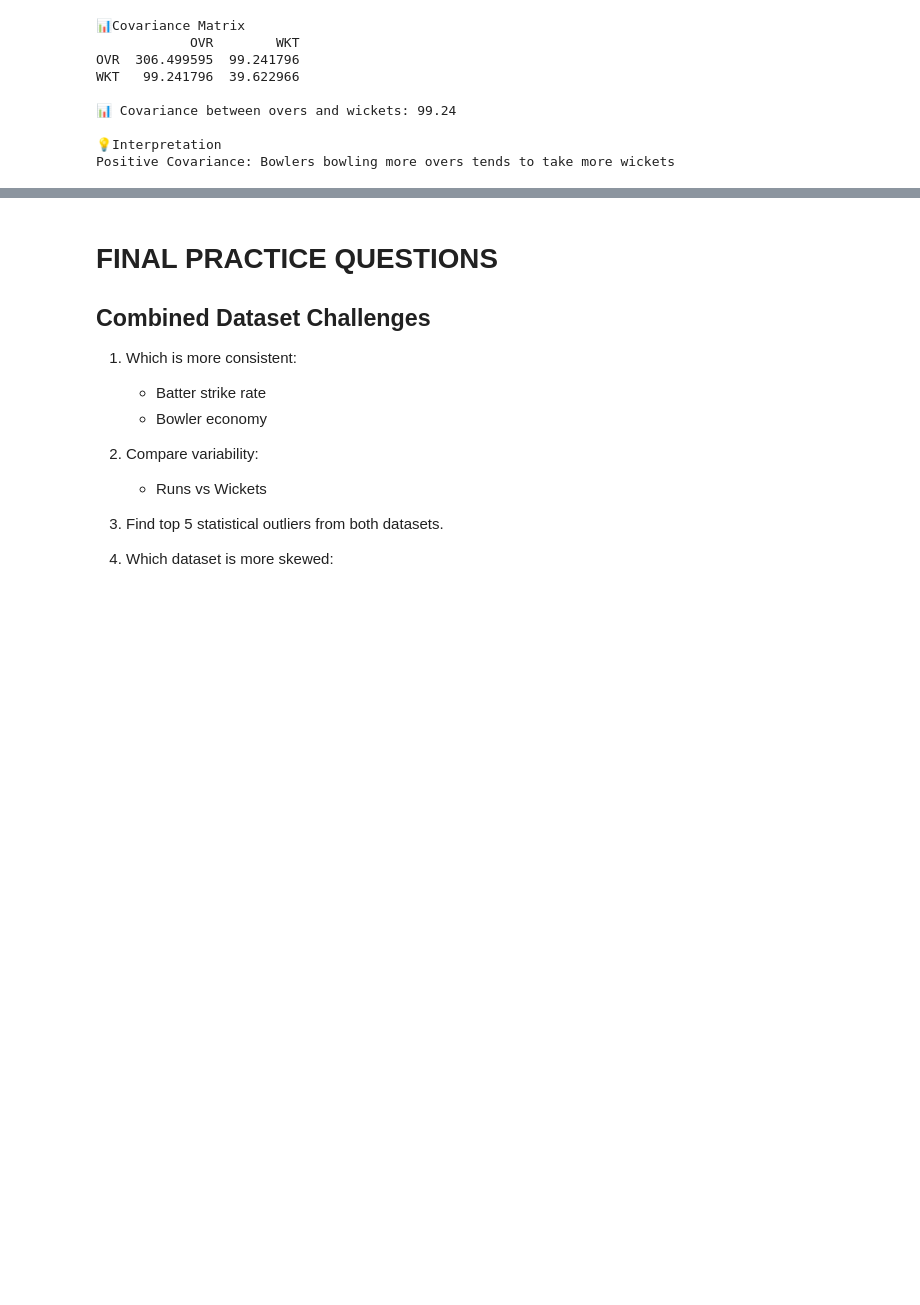
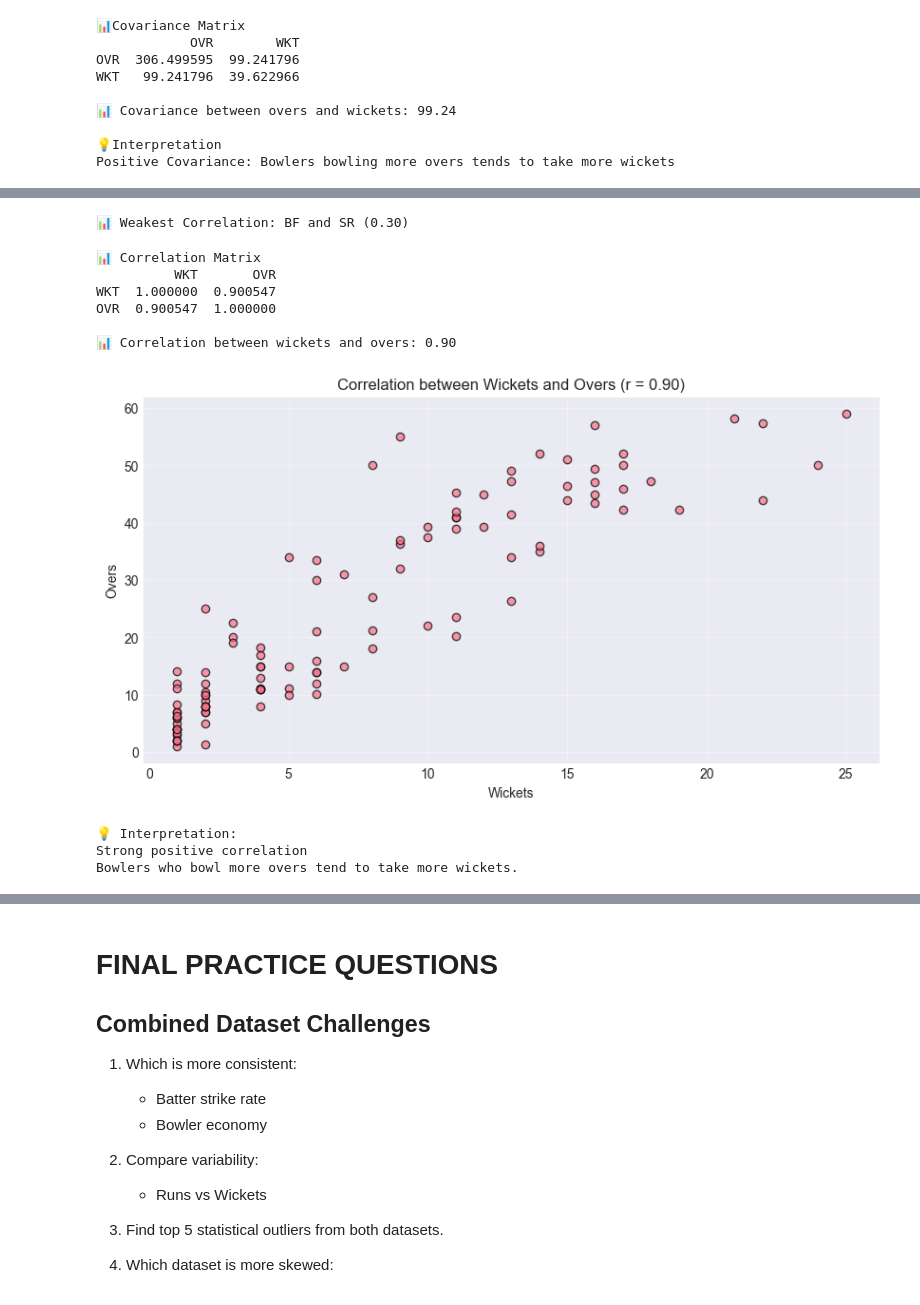
Before and after one commit to shahyash1136/data-analyst-porjects, a Jupyter notebook: IPL_2025_jupyterbook/index.ipynb, the cells around one changed output, grey strips where cells are left out. Cells and saved outputs as stored; diff of their text form; code cells hidden in the pictures; blank space fills up the shorter version.

```diff
--- a/IPL_2025_jupyterbook/index.ipynb
+++ b/IPL_2025_jupyterbook/index.ipynb
@@ -3998,0 +4171,59 @@ Positive Covariance: Bowlers bowling more overs tends to take more wickets
+# %%
+# 5. Find weakest correlation.
+
+weakest = corr_df.loc[corr_df["Correlation"].abs().idxmin()]
+
+print(
+    f"📊 Weakest Correlation: "
+    f"{weakest['Metric 1']} and {weakest['Metric 2']} "
+    f"({weakest['Correlation']:.2f})"
+)
+# %% [output]
+📊 Weakest Correlation: BF and SR (0.30)
+# %%
+## Bowlers
+
+# 1. Find correlation between wickets and overs.
+correlation = df_bowlers[["WKT", "OVR"]].corr()
+print("📊 Correlation Matrix")
+print(correlation)
+
+corr_value = correlation.loc["WKT", "OVR"]
+print(f"\n📊 Correlation between wickets and overs: {corr_value:.2f}")
+
+plt.figure(figsize=(10, 5))
+plt.scatter(df_bowlers['WKT'],df_bowlers['OVR'],alpha=.7,edgecolors='black')
+plt.xlabel('Wickets')
+plt.ylabel("Overs")
+plt.title(f"Correlation between Wickets and Overs (r = {corr_value:.2f})")
+
+plt.grid(True,alpha=.3)
+plt.show()
+
+print("\n💡 Interpretation:")
+if abs(corr_value) >= 0.7:
+    strength = 'Strong'
+elif abs(corr_value) >= 0.3:
+    strength = 'Moderate'
+else:
+    strength = 'Weak'
+
+direction = 'positive' if corr_value > 0 else 'negative'
+print(f'{strength} {direction} correlation')
+if corr_value > 0:
+    print("Bowlers who bowl more overs tend to take more wickets.")
+elif corr_value < 0:
+    print("Bowlers who bowl more overs tend to take fewer wickets.")
+else:
+    print("No clear linear relationship between wickets and overs.")
+# %% [output]
+📊 Correlation Matrix
+          WKT       OVR
+WKT  1.000000  0.900547
+OVR  0.900547  1.000000
+
+📊 Correlation between wickets and overs: 0.90
+[figure, added]
+💡 Interpretation:
+Strong positive correlation
+Bowlers who bowl more overs tend to take more wickets.
```
Also changed, not shown: parts of 18 cells of this notebook.
